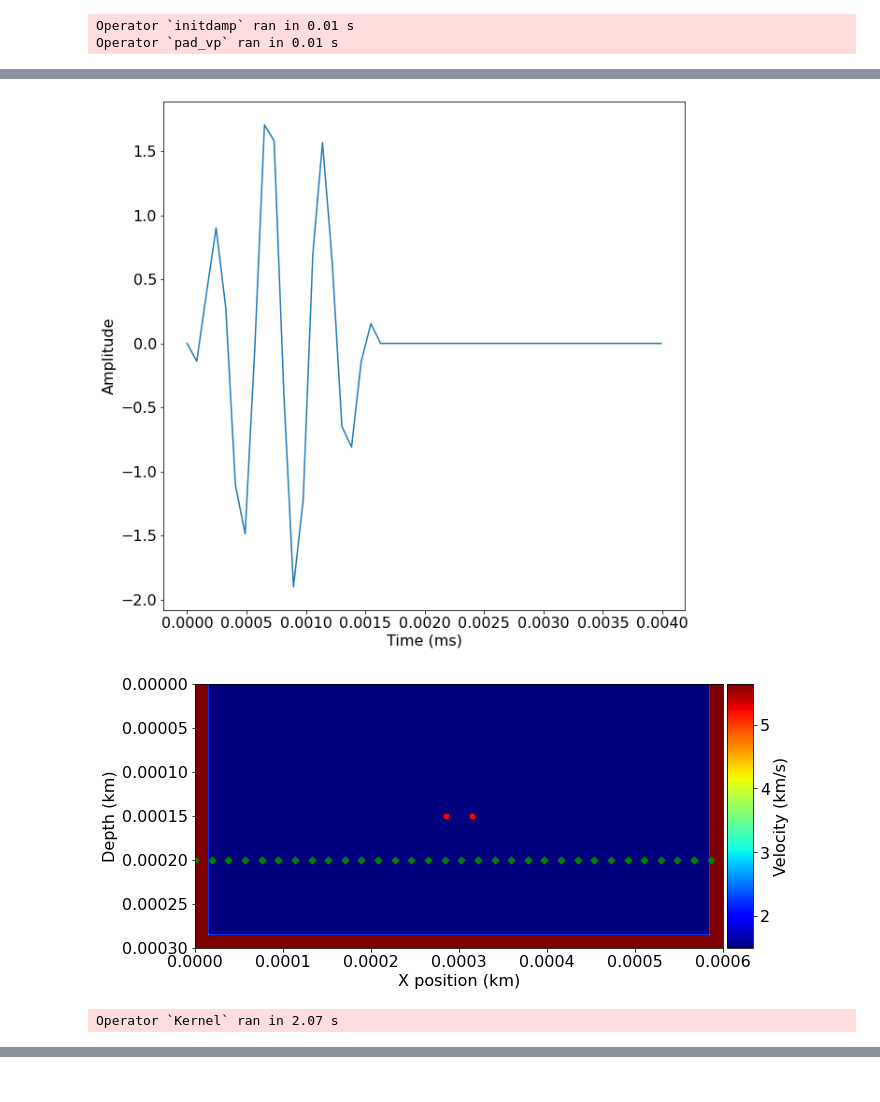
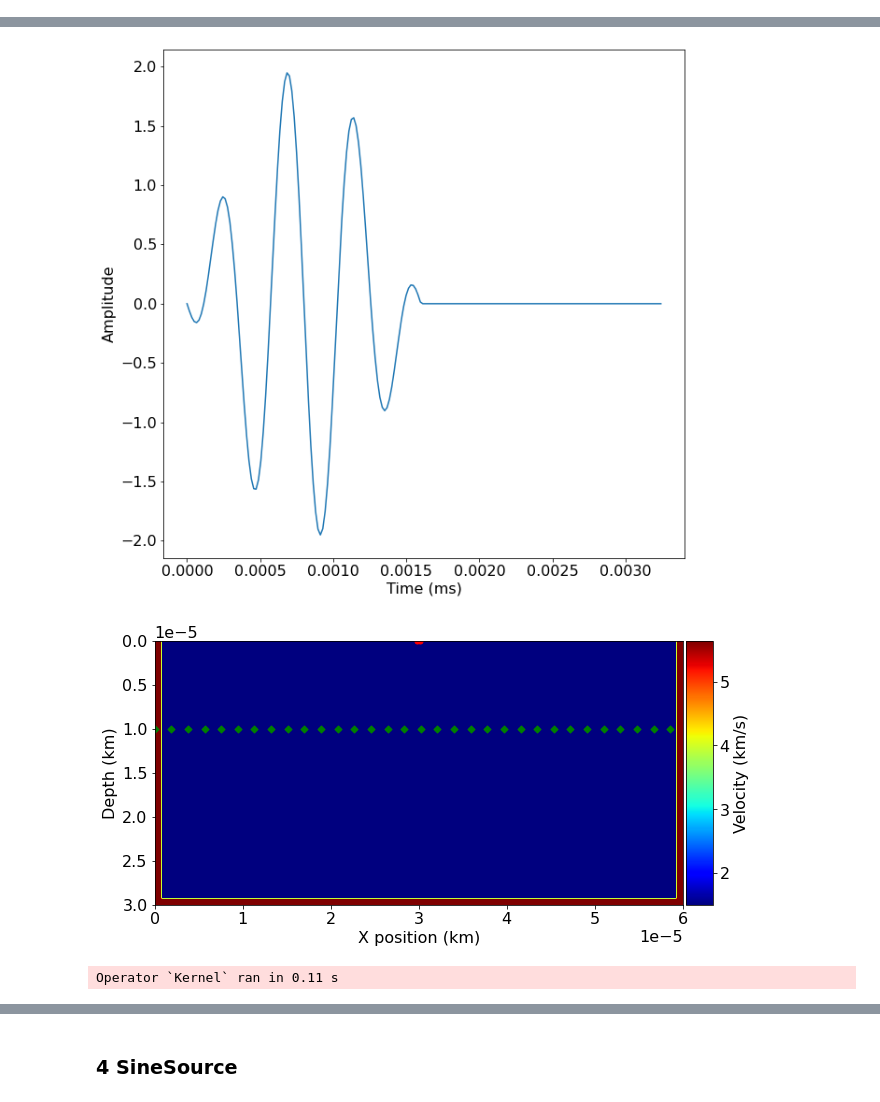
Before and after one commit to bgd54/sonar-FWI, a Jupyter notebook: water_tank/waveform.ipynb, the cells around one changed output, grey strips where cells are left out. Saved outputs shown, nothing was run; the diff lists cells and outputs as text; code cells hidden in the pictures.

```diff
--- a/water_tank/waveform.ipynb
+++ b/water_tank/waveform.ipynb
@@ -128,13 +17,13 @@ Operator `Kernel` ran in 192.13 s
 # %%
-nx = 801
-nz = 401
+nx = 401
+nz = 201
 nb = 10
 shape = (nx, nz)
-spacing = (.00075, .00075) #60x30 cm
+spacing = (.00015, .00015) #60x30 cm
 origin = (0., 0.)
 v_water = 1.5 # v in distilled water 1496.7 m/s
 v_glass = 5.64 # v in glass 5640 m/s
-glass =  int((1.5 / spacing[0]) / 100) # 1.5 cm
+glass = 5
 # Define a velocity profile. The velocity is in km/s
 v = np.empty(shape, dtype=np.float32)
 v[:, :] = v_water
@@ -147,7 +36,7 @@ model = Model(vp=v, origin=origin, shape=shape, spacing=spacing,
 
 # Set time range, source, source coordinates and receiver coordinates
 t0 = 0.  # Simulation starts a t=0
-tn = .25  # Simulation lasts tn milliseconds
+tn = .02  # Simulation lasts tn milliseconds
 dt = model.critical_dt # Time step from model grid spacing
 time_range = TimeAxis(start=t0, stop=tn, step=dt)
 nt = time_range.num  # number of time steps
@@ -301,10 +218,10 @@ Operator `Kernel` ran in 2.11 s
 f0 = 5000  # Source peak frequency is 5 MHz (5000 kHz)
 ns = 2; # number of sources
 nr = 128; # number of receivers
-depth = .15
+depth = .0005
 wavelength = v_water / f0
 # width = wavelength # 3 cm is the widht of the sources
-source_distance = 100 * wavelength
+source_distance = wavelength
 alpha = 90 # angle of the sources to the water surface (0° - 180°) 90° means sources are parallel with the water surface
 cx = model.domain_size[0] * 0.5
 cy = (ns - 1) / 4 * source_distance
@@ -315,20 +232,20 @@ src = SineSource(name='src', grid=model.grid, f0=f0,
 
 src.show()
 plt.figure()
-plt.plot(src.time_values[0:50], src.data[:50,0])
+plt.plot(src.time_values[0:200], src.data[:200,0])
 plt.xlabel('Time (ms)')
 plt.ylabel('Amplitude')
 plt.tick_params()
 plt.show()
 
+src.coordinates.data[:, -1] = depth
 src.coordinates.data[:] = pos[:]
-src.coordinates.data[:, -1] = depth
 
 rec = Receiver(name='rec', grid=model.grid,npoint=nr,
                time_range=time_range)
 
 rec.coordinates.data[:, 0] = np.linspace(0, model.domain_size[0], num=nr)
-rec.coordinates.data[:, 1] = .2
+rec.coordinates.data[:, 1] = .01
 
 plot_velocity(model, source=src.coordinates.data,
               receiver=rec.coordinates.data[::4, :])
@@ -347,13 +264,21 @@ op = Operator([stencil] + src_term + rec_term, subs=model.spacing_map)
 op(time=nt - 2, dt=model.critical_dt)
 plot_shotrecord(rec.data, model, t0, tn)
 
+cut = 1600
+
 plt.figure()
-plt.plot(src.time_values,rec.data[:,64])
-plt.plot(src.time_values,rec.data[:,32])
+plt.plot(src.time_values[:cut],rec.data[:cut,64])
+plt.plot(src.time_values[:cut],rec.data[:cut,32])
+plt.plot(src.time_values[:cut],rec.data[:cut,1])
 plt.xlabel('Time (ms)')
 plt.ylabel('Amplitude')
 plt.tick_params()
 plt.show()
+
+plt.figure()
+plt.plot(np.max(np.abs(rec.data[0:cut,:]), axis=0)/np.max(rec.data[0:cut,int(nr/2)]))
+plt.xlabel('Receivers')
+plt.ylabel('Attenuation')
+plt.tick_params()
+plt.show()
 # %% [output]
-Operator `initdamp` ran in 0.01 s
-Operator `pad_vp` ran in 0.01 s
@@ -361,3 +286,3 @@ Operator `pad_vp` ran in 0.01 s
-[figure, old version]
+[figure, new version]
-[figure, old version]
+[figure, new version]
-Operator `Kernel` ran in 2.07 s
+Operator `Kernel` ran in 0.11 s
@@ -366,3 +292,5 @@ Operator `Kernel` ran in 2.07 s
+# %% [markdown]
+### 4 SineSource
 # %%
 f0 = 5000  # Source peak frequency is 5 MHz (5000 kHz)
 ns = 4; # number of sources
```
Also changed, not shown: parts of 18 cells of this notebook.
